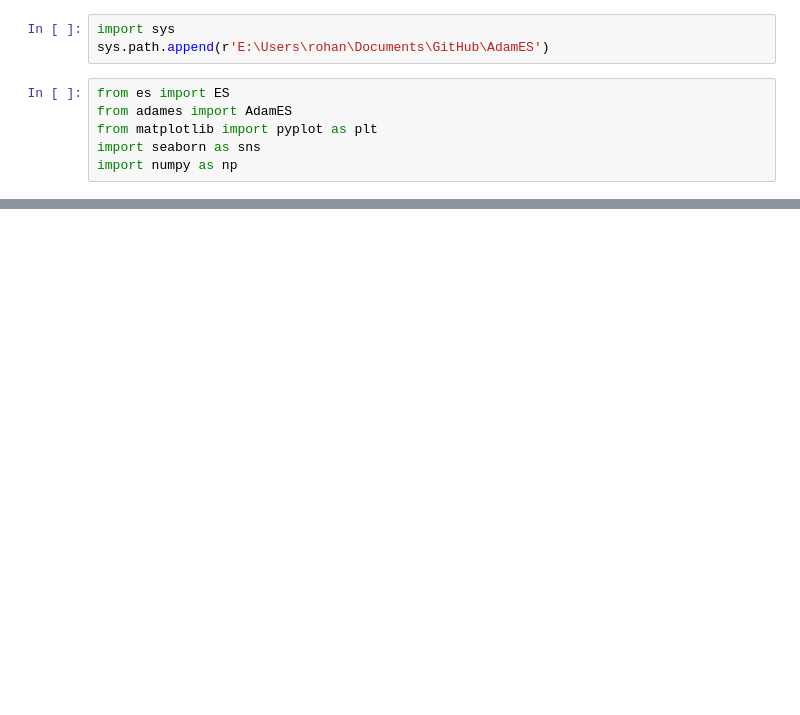
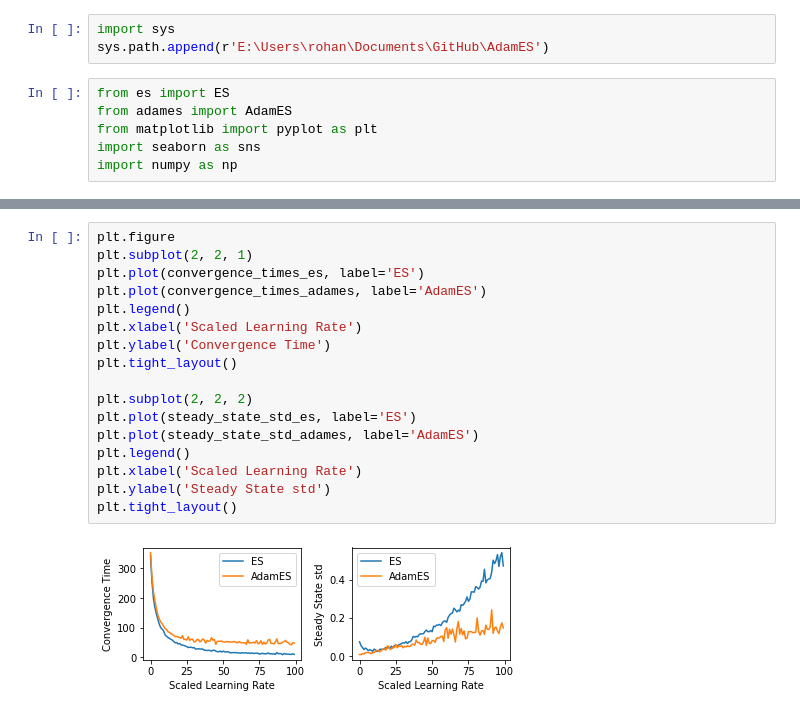
Before and after one commit to 09tangriro/AdamES, a Jupyter notebook: sandbox.ipynb, the cells around one changed output, grey strips where cells are left out. Saved outputs shown, nothing was run; the diff lists cells and outputs as text; blank space fills up the shorter version.

```diff
--- a/sandbox.ipynb
+++ b/sandbox.ipynb
@@ -54,0 +113,19 @@ predicted_vars = agent.optimize(num_episode=500,
+# %%
+plt.figure
+plt.subplot(2, 2, 1)
+plt.plot(convergence_times_es, label='ES')
+plt.plot(convergence_times_adames, label='AdamES')
+plt.legend()
+plt.xlabel('Scaled Learning Rate')
+plt.ylabel('Convergence Time')
+plt.tight_layout()
+
+plt.subplot(2, 2, 2)
+plt.plot(steady_state_std_es, label='ES')
+plt.plot(steady_state_std_adames, label='AdamES')
+plt.legend()
+plt.xlabel('Scaled Learning Rate')
+plt.ylabel('Steady State std')
+plt.tight_layout()
+# %% [output]
+[figure, added]
```
Also changed, not shown: parts of 9 cells of this notebook, 1 other file.
